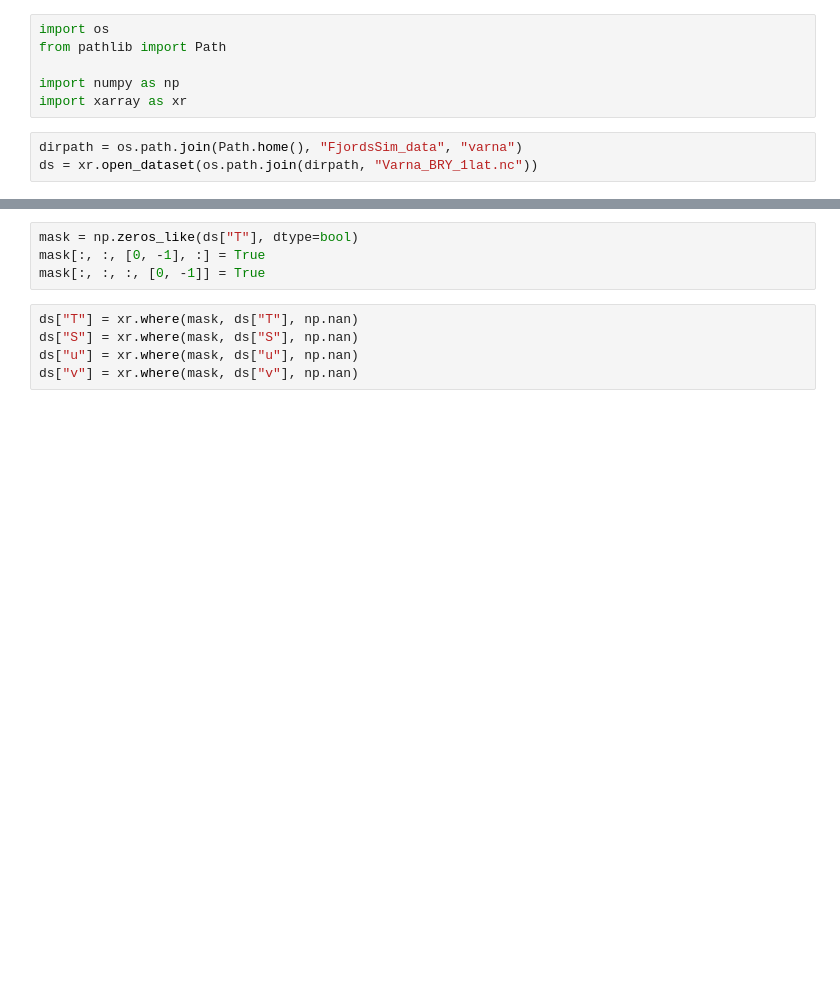
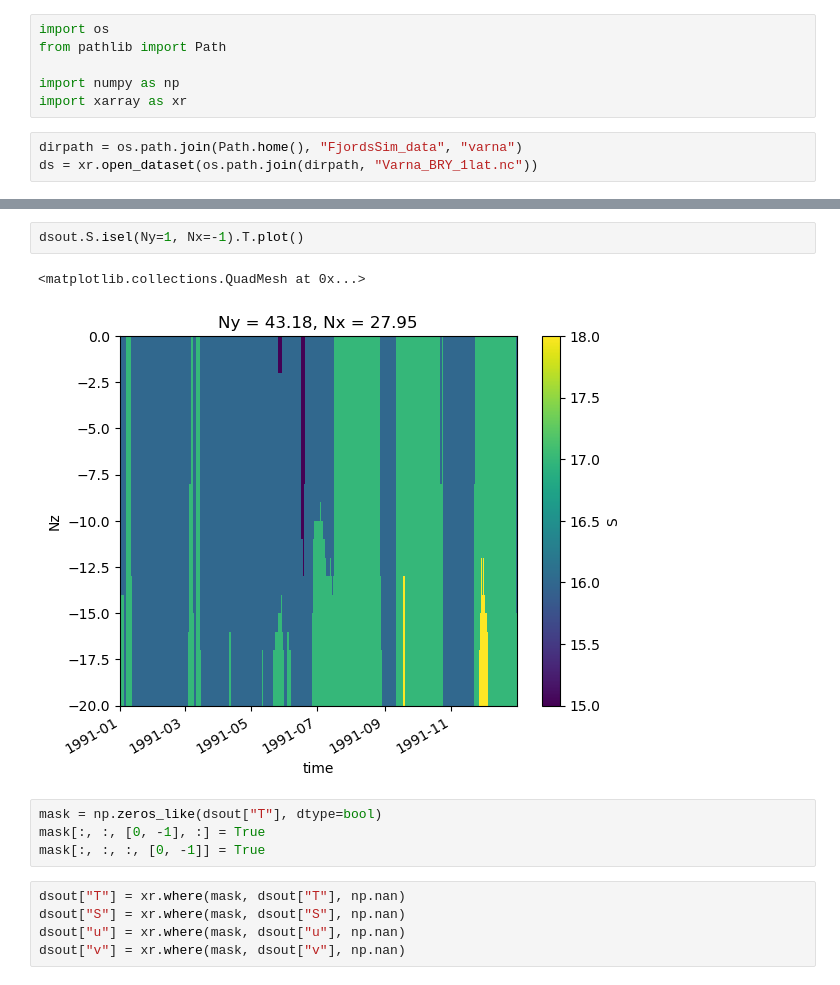
Before and after one commit to AquaBadgerForge/fjordssim-notebooks, a Jupyter notebook: Varna_BRY.ipynb, the cells around one changed output, grey strips where cells are left out. Saved outputs shown, nothing was run; the diff lists cells and outputs as text; blank space fills up the shorter version.

```diff
--- a/Varna_BRY.ipynb
+++ b/Varna_BRY.ipynb
@@ -83,10 +131,15 @@ ds.S.isel(time=0).sel(Nz=-450).plot()
+# %%
+dsout.S.isel(Ny=1, Nx=-1).T.plot()
+# %% [output]
+<matplotlib.collections.QuadMesh at 0x...>
+[figure, added]
 # %%
-mask = np.zeros_like(ds["T"], dtype=bool)
+mask = np.zeros_like(dsout["T"], dtype=bool)
 mask[:, :, [0, -1], :] = True
 mask[:, :, :, [0, -1]] = True
 # %%
-ds["T"] = xr.where(mask, ds["T"], np.nan)
-ds["S"] = xr.where(mask, ds["S"], np.nan)
-ds["u"] = xr.where(mask, ds["u"], np.nan)
-ds["v"] = xr.where(mask, ds["v"], np.nan)
+dsout["T"] = xr.where(mask, dsout["T"], np.nan)
+dsout["S"] = xr.where(mask, dsout["S"], np.nan)
+dsout["u"] = xr.where(mask, dsout["u"], np.nan)
+dsout["v"] = xr.where(mask, dsout["v"], np.nan)
 # %%
```
Also changed, not shown: parts of 28 cells of this notebook, 1 other file.
